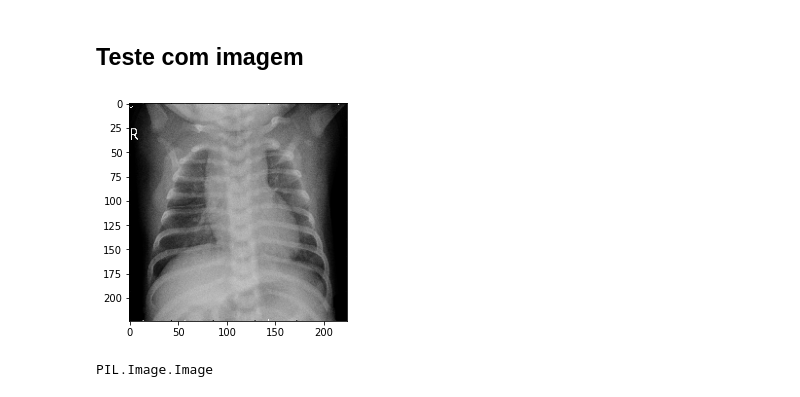
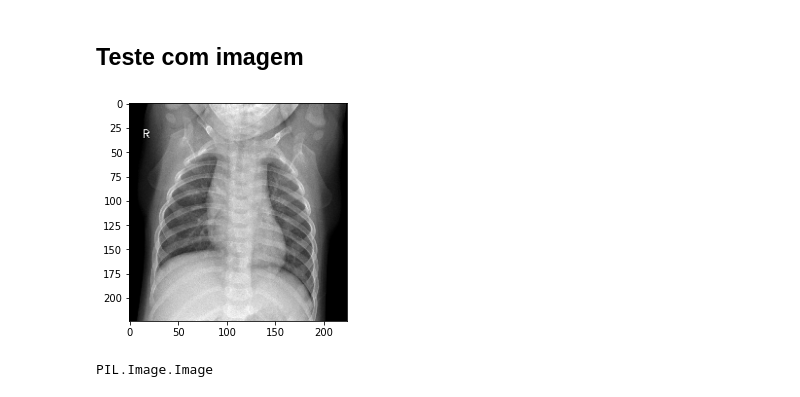
Before and after one commit to AmadeuAnjos/IniciacaoCientifica-Lung, a Jupyter notebook: COVID_19_Lung.ipynb, the cells around one changed output. Saved outputs shown, nothing was run; the diff lists cells and outputs as text; code cells hidden in the pictures.

```diff
--- a/COVID_19_Lung.ipynb
+++ b/COVID_19_Lung.ipynb
@@ -324,10 +323,10 @@ sns.heatmap(cm, annot=True);
 # %% [markdown]
 ## Teste com imagem
 # %%
-image = tf.keras.preprocessing.image.load_img(r'/content/covid_dataset/test/normal/NORMAL2-IM-1419-0001.jpeg', target_size=(224,224))
+image = tf.keras.preprocessing.image.load_img(r'/content/covid_dataset/normal/NORMAL2-IM-1307-0001.jpeg', target_size=(224,224))
 plt.imshow(image);
 # %% [output]
-[figure, old version]
+[figure, new version]
 # %%
 type(image)
 # %% [output]
```
Also changed, not shown: parts of 21 cells of this notebook.
